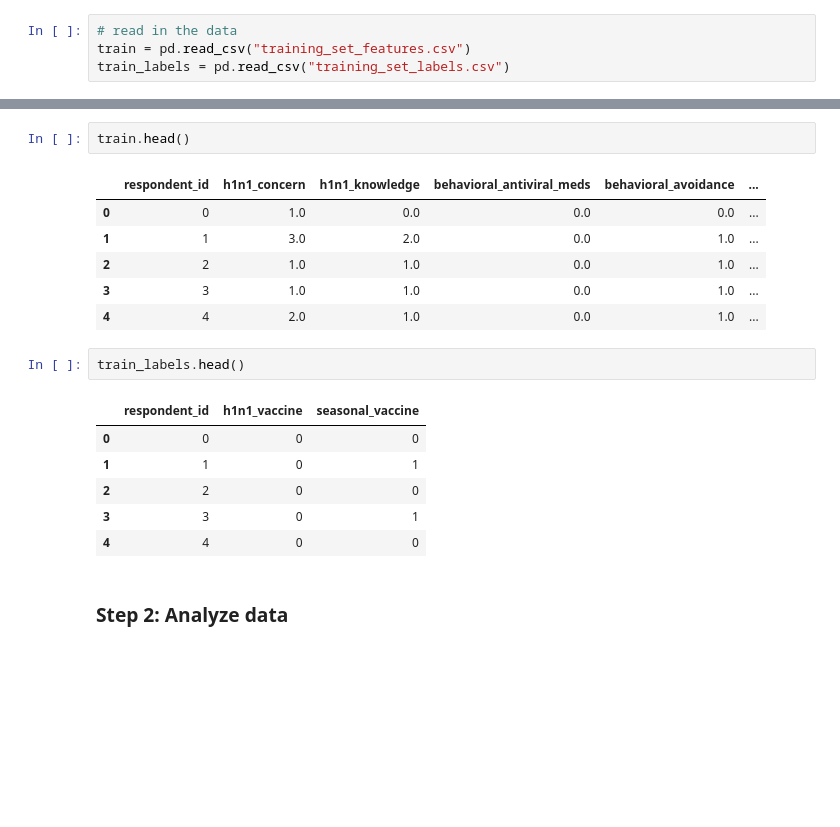
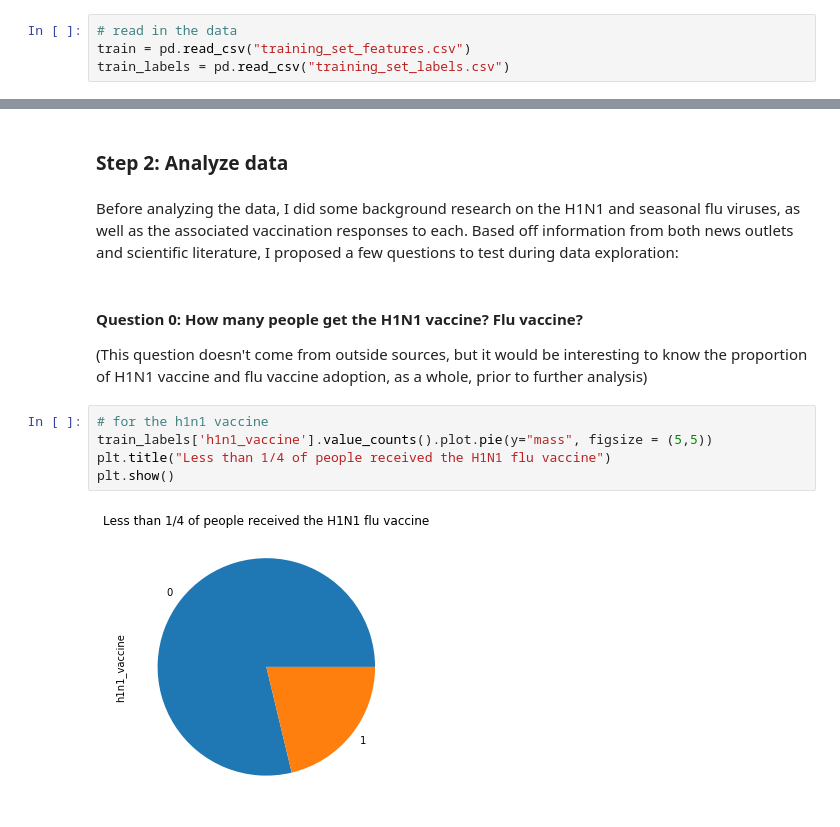
Before and after one commit to anubhavcoder/flu_shot_learning, a Jupyter notebook: data_exploration.ipynb, the cells around one changed output, grey strips where cells are left out. Drawn from its saved outputs; the diff is of its cells as text; blank space fills up the shorter version.

Commit message:
EDA, 3 May 2020. Created some plots and visualizations

```diff
--- a/data_exploration.ipynb
+++ b/data_exploration.ipynb
@@ -34,20 +30,15 @@ train.shape
-# %%
-train.head()
-# %% [output]
-|  | respondent_id | h1n1_concern | h1n1_knowledge | behavioral_antiviral_meds | behavioral_avoidance | ... |
-| 0 | 0 | 1.0 | 0.0 | 0.0 | 0.0 | ... |
-| 1 | 1 | 3.0 | 2.0 | 0.0 | 1.0 | ... |
-| 2 | 2 | 1.0 | 1.0 | 0.0 | 1.0 | ... |
-| 3 | 3 | 1.0 | 1.0 | 0.0 | 1.0 | ... |
-| 4 | 4 | 2.0 | 1.0 | 0.0 | 1.0 | ... |
-# %%
-train_labels.head()
-# %% [output]
-|  | respondent_id | h1n1_vaccine | seasonal_vaccine |
-| 0 | 0 | 0 | 0 |
-| 1 | 1 | 0 | 1 |
-| 2 | 2 | 0 | 0 |
-| 3 | 3 | 0 | 1 |
-| 4 | 4 | 0 | 0 |
 # %% [markdown]
 ### Step 2: Analyze data
+# %% [markdown]
+Before analyzing the data, I did some background research on the H1N1 and seasonal flu viruses, as well as the associated vaccination responses to each. Based off information from both news outlets and scientific literature, I proposed a few questions to test during data exploration:
+# %% [markdown]
+#### Question 0: How many people get the H1N1 vaccine? Flu vaccine?
+
+(This question doesn't come from outside sources, but it would be interesting to know the proportion of H1N1 vaccine and flu vaccine adoption, as a whole, prior to further analysis)
+# %%
+# for the h1n1 vaccine
+train_labels['h1n1_vaccine'].value_counts().plot.pie(y="mass", figsize = (5,5))
+plt.title("Less than 1/4 of people received the H1N1 flu vaccine")
+plt.show()
+# %% [output]
+[figure, added]
```
Also changed, not shown: parts of 52 cells of this notebook, 1 other file.
